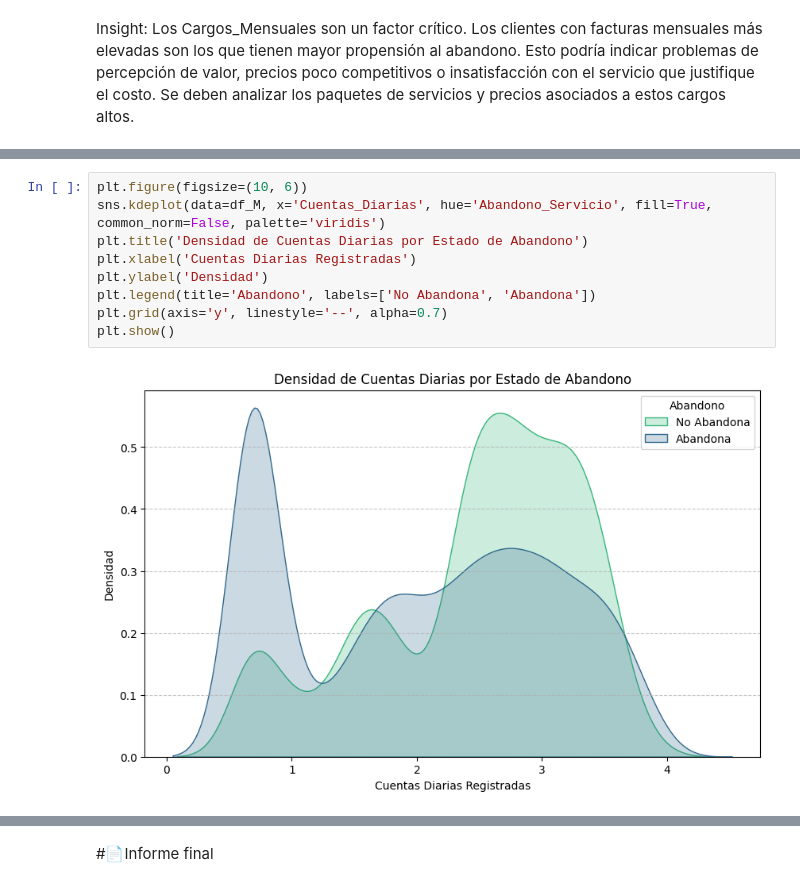
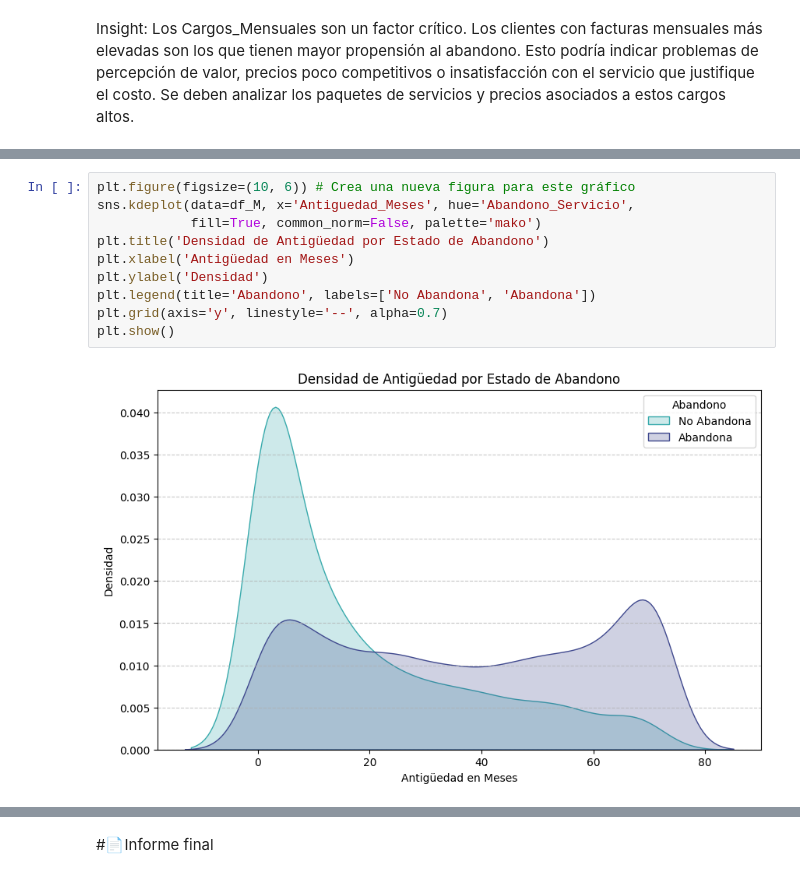
Before and after one commit to Ser2k2/challenge2-data-science-latam, a Jupyter notebook: TelecomX_LATAM.ipynb, the cells around one changed output, grey strips where cells are left out. Saved outputs shown, nothing was run; the diff lists cells and outputs as text.

```diff
--- a/TelecomX_LATAM.ipynb
+++ b/TelecomX_LATAM.ipynb
@@ -1642,11 +1691,12 @@ plt.show()
 # %%
-plt.figure(figsize=(10, 6))
-sns.kdeplot(data=df_M, x='Cuentas_Diarias', hue='Abandono_Servicio', fill=True, common_norm=False, palette='viridis')
-plt.title('Densidad de Cuentas Diarias por Estado de Abandono')
-plt.xlabel('Cuentas Diarias Registradas')
+plt.figure(figsize=(10, 6)) # Crea una nueva figura para este gráfico
+sns.kdeplot(data=df_M, x='Antiguedad_Meses', hue='Abandono_Servicio',
+            fill=True, common_norm=False, palette='mako')
+plt.title('Densidad de Antigüedad por Estado de Abandono')
+plt.xlabel('Antigüedad en Meses')
 plt.ylabel('Densidad')
 plt.legend(title='Abandono', labels=['No Abandona', 'Abandona'])
 plt.grid(axis='y', linestyle='--', alpha=0.7)
 plt.show()
 # %% [output]
-[figure, old version]
+[figure, new version]
```
Also changed, not shown: parts of 30 cells of this notebook.
